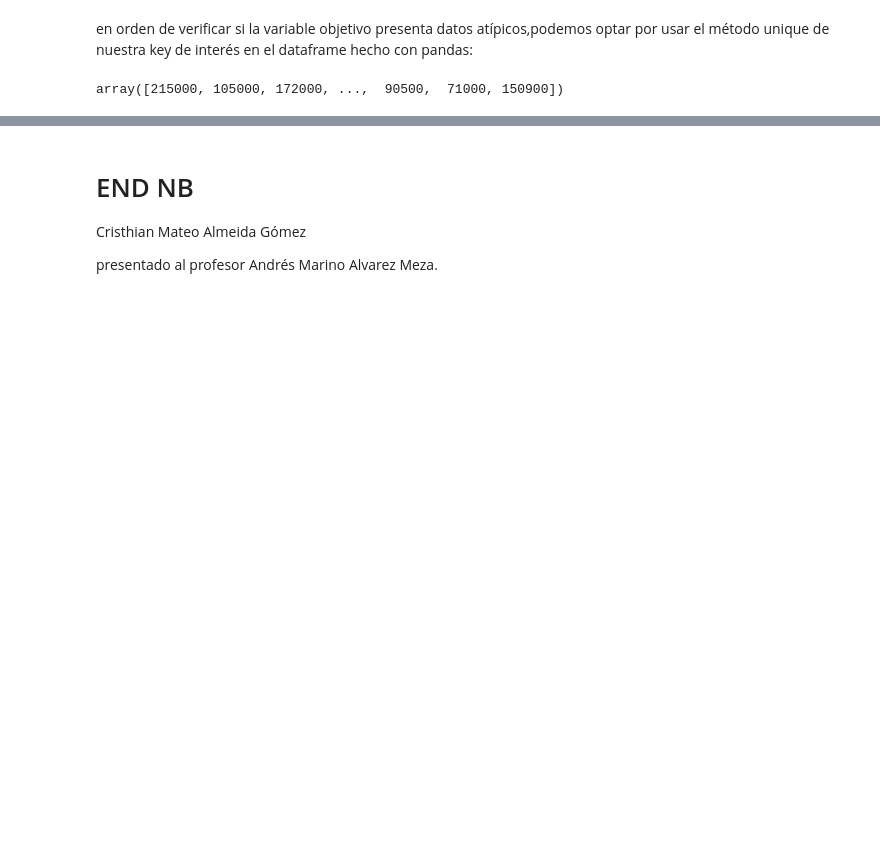
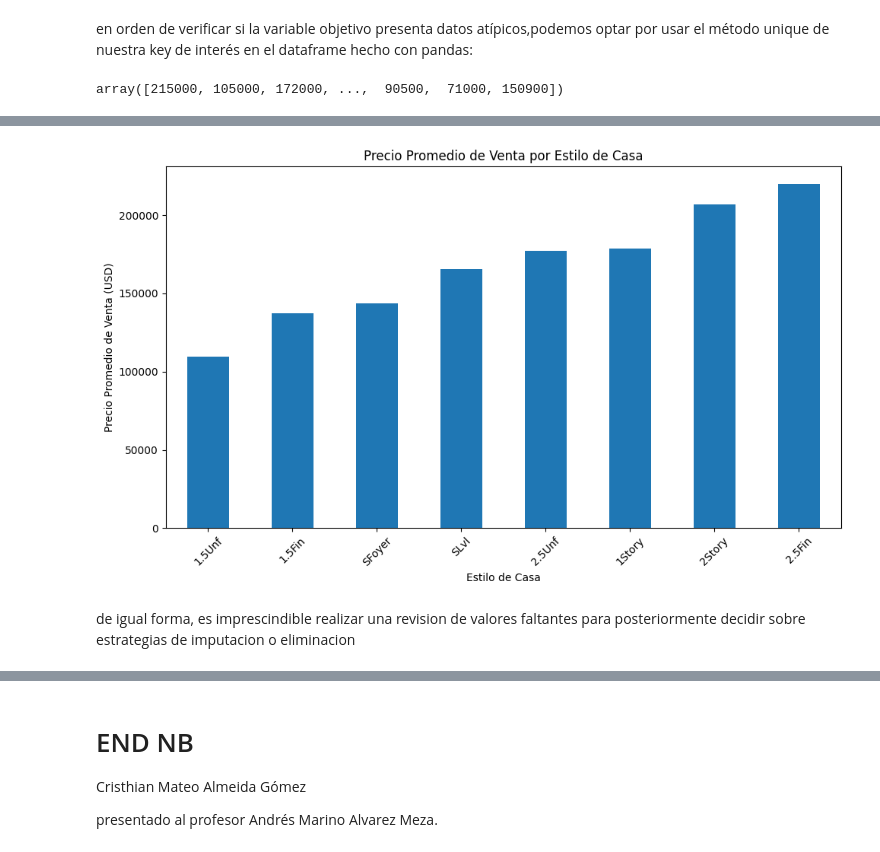
Before and after one commit to Macreat/tAM-MLt, a Jupyter notebook: DevelopTamEnv/content/P1/basis.ipynb, the cells around one changed output, grey strips where cells are left out. Saved outputs shown, nothing was run; the diff lists cells and outputs as text; code cells hidden in the pictures; blank space fills up the shorter version.

```diff
--- a/DevelopTamEnv/content/P1/basis.ipynb
+++ b/DevelopTamEnv/content/P1/basis.ipynb
@@ -246,0 +337,16 @@ array([215000, 105000, 172000, ...,  90500,  71000, 150900])
+# %%
+#plotting the distribution of salePrice against the house style
+
+housingDF.groupby('House Style')['SalePrice'].mean().sort_values().plot(kind='bar', figsize=(10,6))
+
+plt.title('Precio Promedio de Venta por Estilo de Casa')
+plt.xlabel('Estilo de Casa')
+plt.ylabel('Precio Promedio de Venta (USD)')
+plt.xticks(rotation=45)
+plt.tight_layout()
+plt.show()
+# %% [output]
+[figure, added]
+# %% [markdown]
+de igual forma, es imprescindible realizar una revision de valores faltantes para
+posteriormente decidir sobre estrategias de imputacion o eliminacion
```
Also changed, not shown: parts of 25 cells of this notebook, 7 other files.
